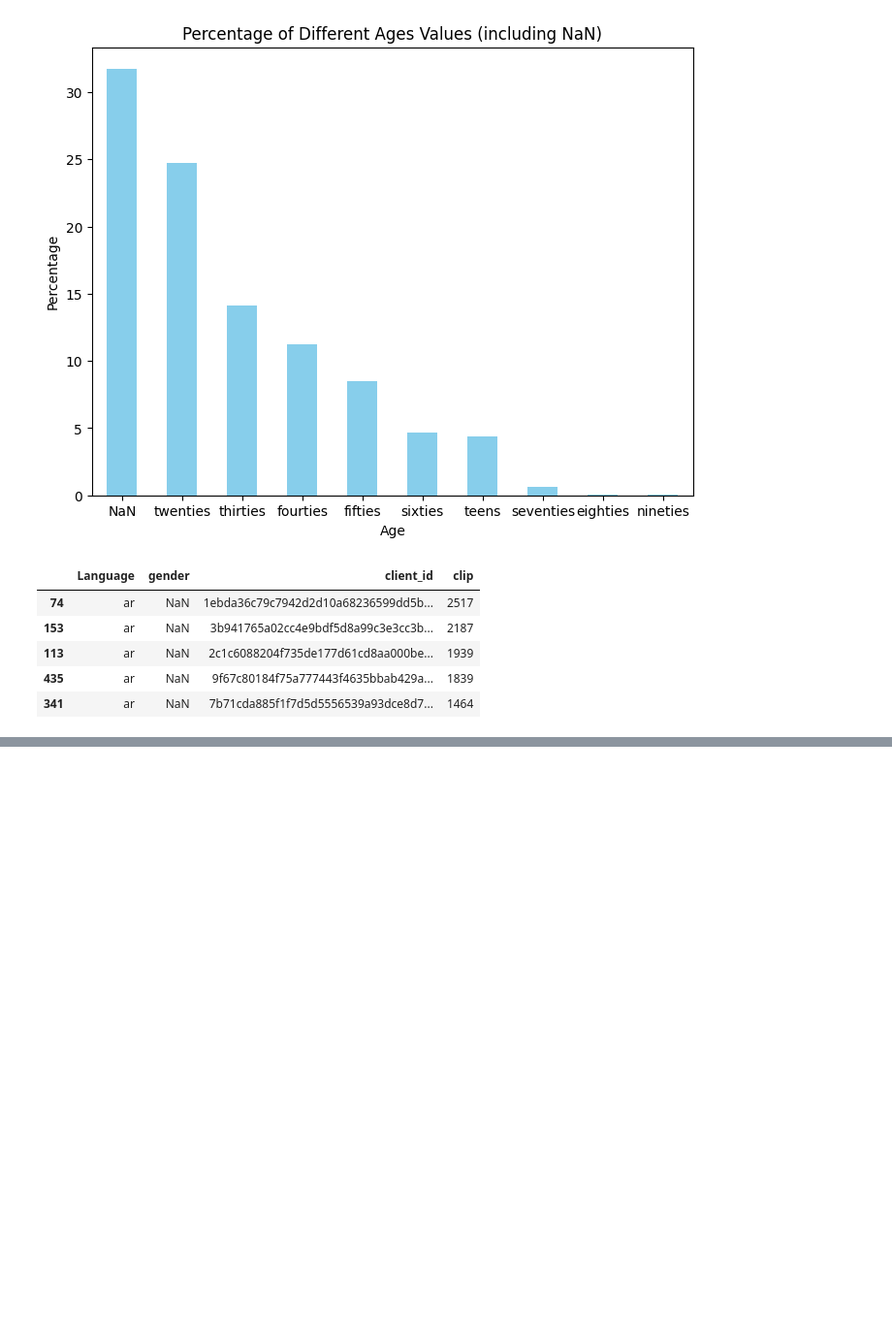
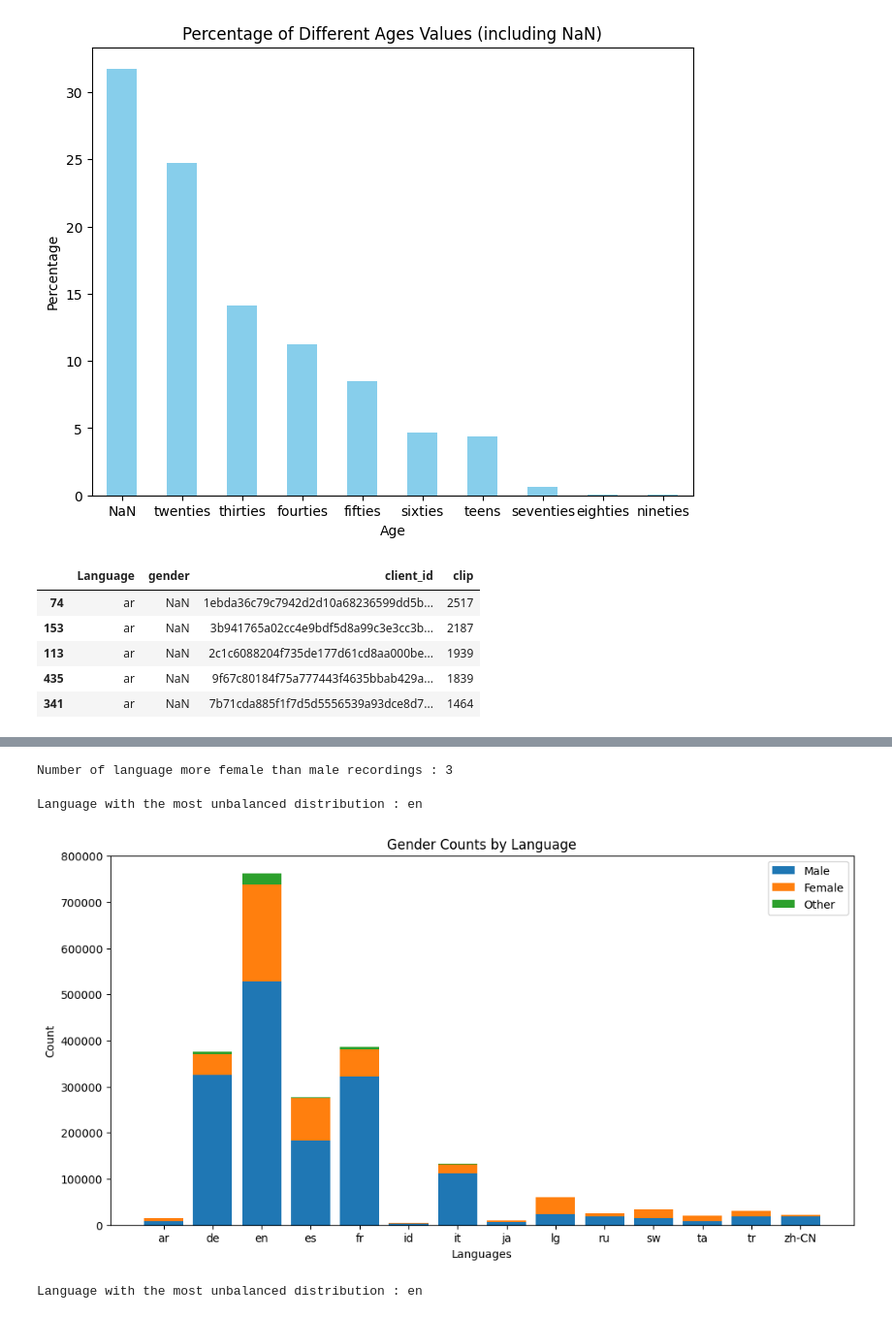
Before and after one commit to aannaaiiss/data_analysis_project, a Jupyter notebook: BEKOLO_data_analysis_final_project.ipynb, the cells around one changed output, grey strips where cells are left out. Shown: that part at 97% size. Saved outputs shown, nothing was run; the diff lists cells and outputs as text; code cells hidden in the pictures; blank space fills up the shorter version.

Commit message:
question9

```diff
--- a/BEKOLO_data_analysis_final_project.ipynb
+++ b/BEKOLO_data_analysis_final_project.ipynb
@@ -219,0 +257,53 @@ top_speakers.head()
+# %%
+#Question 7
+n=0
+for lang,df in lang_data.items():
+    gender_count_max = df['gender'].value_counts().idxmax()
+    if gender_count_max == "female" : n+=1
+
+print(f"Number of language that has more female than male recordings : {n}")
+# %% [output]
+Number of language more female than male recordings : 3
+# %%
+#Question 8
+gender_diff = [(lang, df['gender'].value_counts().get('male', 0) - df['gender'].value_counts().get('female', 0)) for lang, df in lang_data.items()]
+lang = max(gender_diff, key=lambda x: x[1])[0]
+print(f"Language with the most unbalanced distribution : {lang}")
+# %% [output]
+Language with the most unbalanced distribution : en
+# %%
+#Question 8
+
+languages = []
+male_counts = []
+female_counts = []
+other_counts = []
+
+for lang, df in lang_data.items():
+    languages.append(lang)
+    gender_counts = df['gender'].value_counts()
+    male_counts.append(gender_counts.get('male', 0))
+    female_counts.append(gender_counts.get('female', 0))
+    other_counts.append(gender_counts.get('other', 0))
+
+# Create a bar chart
+plt.figure(figsize=(12, 6))
+plt.bar(languages, male_counts, label='Male')
+plt.bar(languages, female_counts, bottom=male_counts, label='Female')
+plt.bar(languages, other_counts, bottom=[sum(x) for x in zip(male_counts, female_counts)], label='Other')
+
+# Add labels and legend
+plt.xlabel('Languages')
+plt.ylabel('Count')
+plt.title('Gender Counts by Language')
+plt.legend()
+
+# Show the plot
+plt.show()
+
+gender_diff = [male - female for male, female in zip(male_counts, female_counts)]
+ind = gender_diff.index(max(gender_diff))
+print(f"Language with the most unbalanced distribution : {languages[ind]}")
+# %% [output]
+[figure, added]
+Language with the most unbalanced distribution : en
```
Also changed, not shown: parts of 5 cells of this notebook.
